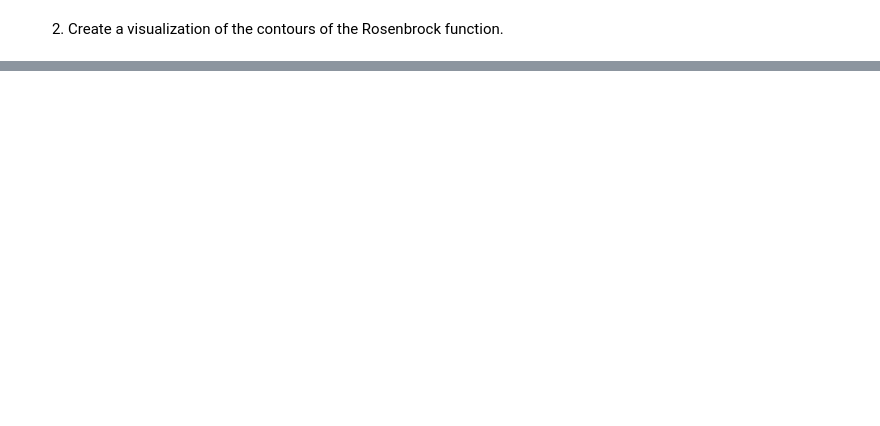
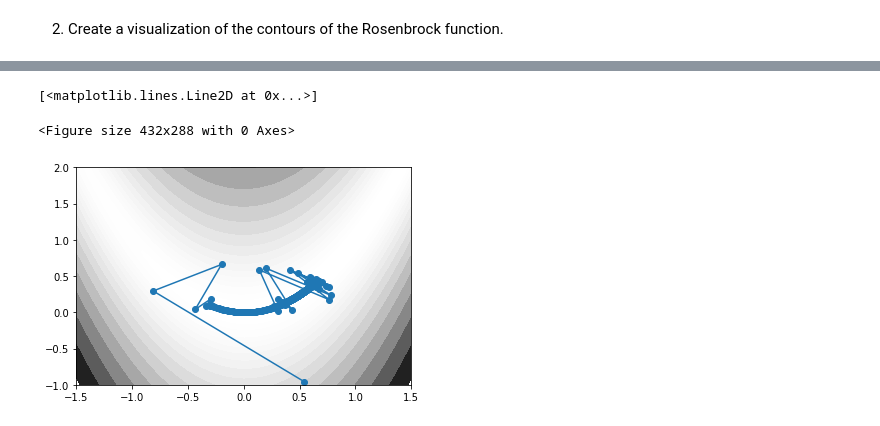
Before and after one commit to s2t2/ANLY-590-Deep-Learning, a Jupyter notebook: hw1/hw1-p2-gradient-descent.ipynb, the cells around one changed output, grey strips where cells are left out. Drawn from its saved outputs; the diff is of its cells as text; code cells hidden in the pictures; blank space fills up the shorter version.

```diff
--- a/hw1/hw1-p2-gradient-descent.ipynb
+++ b/hw1/hw1-p2-gradient-descent.ipynb
@@ -12,0 +109,21 @@ The Rosenbrock function is a famous non-convex function that is used to ex- plor
+# %%
+# learning_rate=0.005
+plt.clf()
+
+np.random.seed(10)
+traj = grad_descent(iterations=500,learning_rate=0.005)
+
+fig, ax = plt.subplots()
+
+ax.contourf(X, Y, Z, np.logspace(-1, 3, 31), cmap='gray_r')
+ax.set_xlim(-1.5, 1.5)
+ax.set_ylim(-1., 2.)
+
+
+x= traj[:,0]
+y= traj[:,1]
+plt.plot(x,y,'-o')
+# %% [output]
+[<matplotlib.lines.Line2D at 0x...>]
+<Figure size 432x288 with 0 Axes>
+[figure, added]
```
Also changed, not shown: parts of 9 cells of this notebook.
